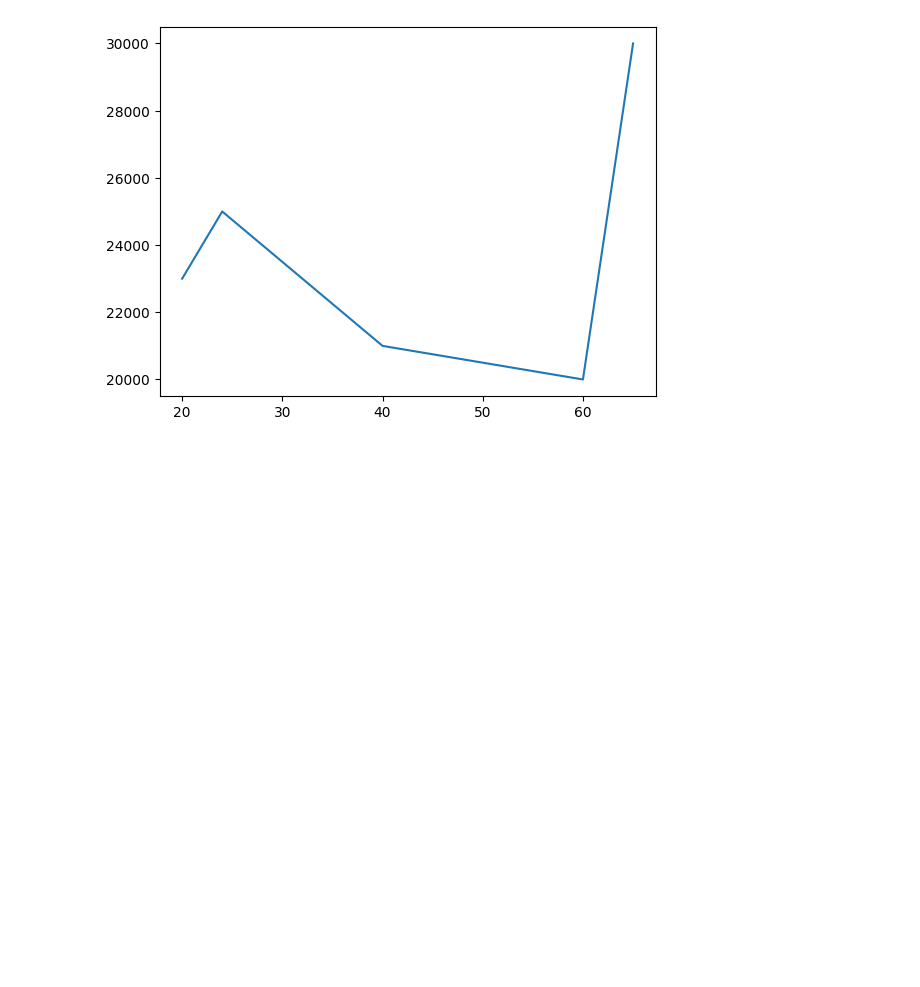
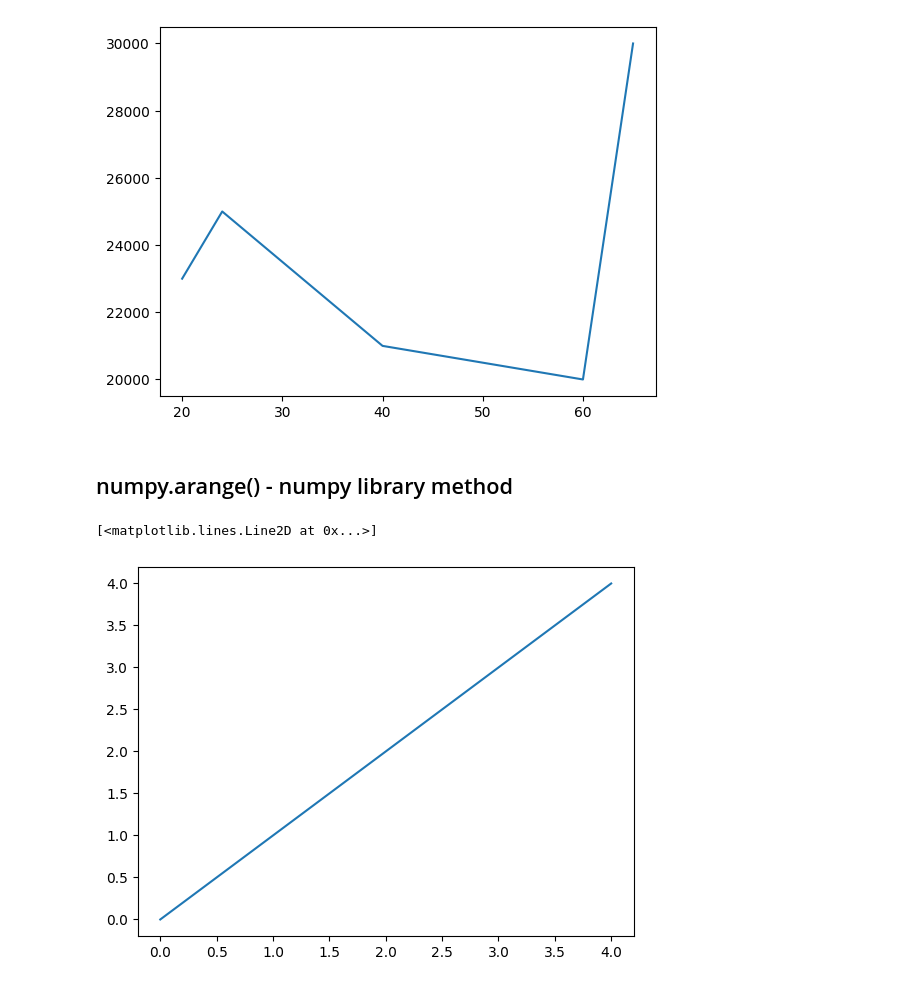
Before and after one commit to harshitgupta240197/Python, a Jupyter notebook: Matplotlib/Core_Concepts/Matplotlib_Basics.ipynb, the cells around one changed output. Drawn from its saved outputs; the diff is of its cells as text; code cells hidden in the pictures; blank space fills up the shorter version.

Commit message:
Matplotlib Basics - 2

```diff
--- a/Matplotlib/Core_Concepts/Matplotlib_Basics.ipynb
+++ b/Matplotlib/Core_Concepts/Matplotlib_Basics.ipynb
@@ -29,3 +29,14 @@ plt.plot(age, salaries)
 plt.show()
 # %% [output]
 [figure]
+# %% [markdown]
+## numpy.arange() - numpy library method
+# %%
+import numpy as np
+
+nums = np.arange(5)
+# %%
+plt.plot(nums, nums)
+# %% [output]
+[<matplotlib.lines.Line2D at 0x...>]
+[figure, added]
```
Also changed, not shown: parts of 3 cells of this notebook.
